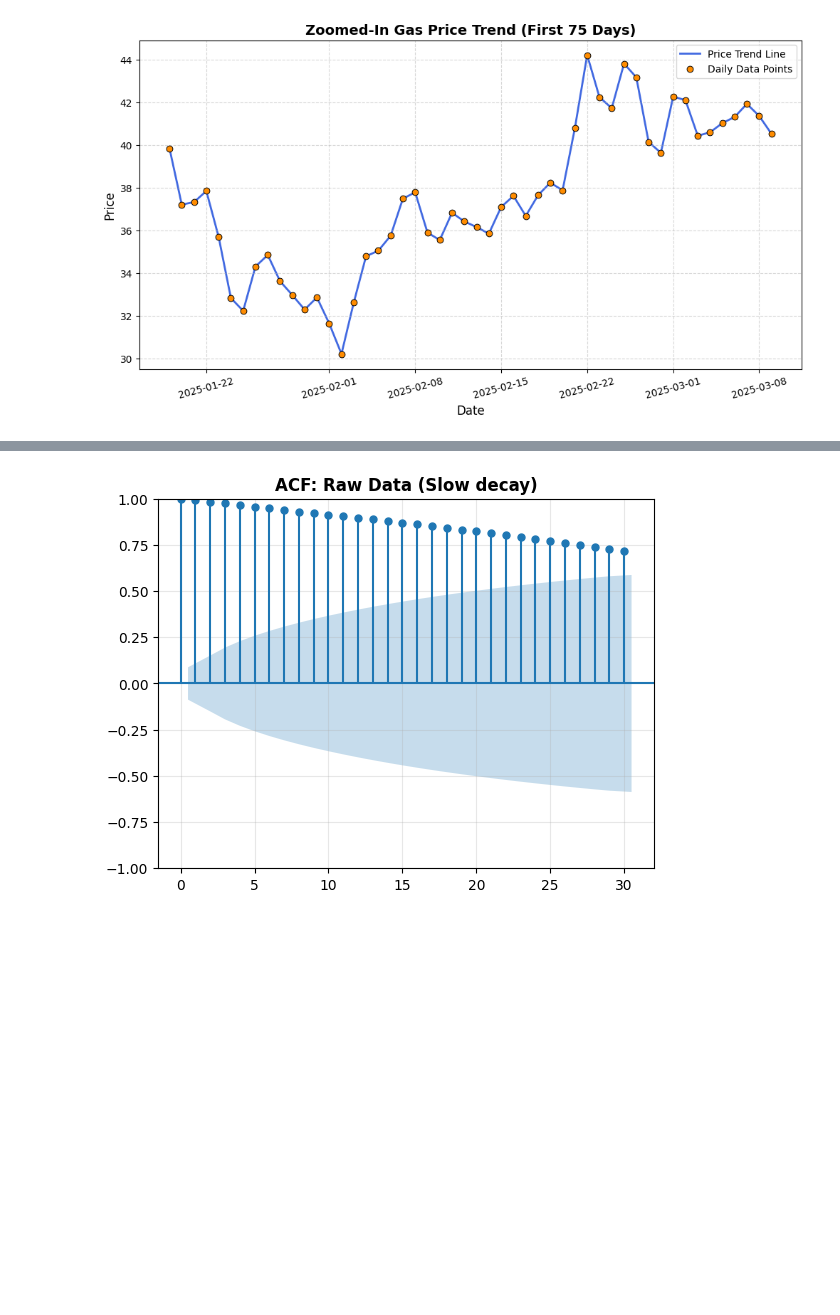
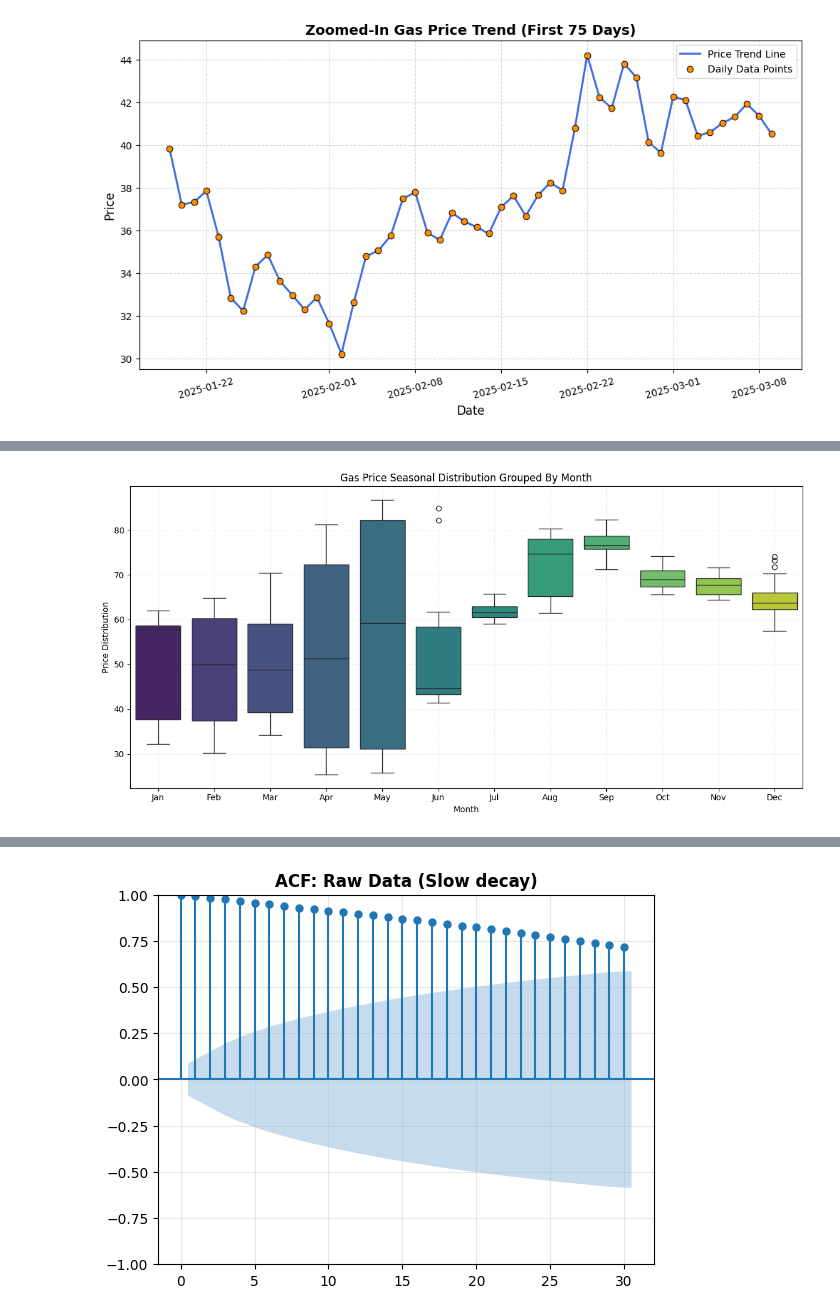
Before and after one commit to Revanth214214/gas_prices_forecasting, a Jupyter notebook: notebooks/01_eda_arma.ipynb, the cells around one changed output, grey strips where cells are left out. Saved outputs shown, nothing was run; the diff lists cells and outputs as text; code cells hidden in the pictures; blank space fills up the shorter version.

```diff
--- a/notebooks/01_eda_arma.ipynb
+++ b/notebooks/01_eda_arma.ipynb
@@ -79,0 +117,18 @@ plt.show()
+# %%
+# Categorical distribution tracking seasonal shifts by calendar month
+month_order = ["Jan", "Feb", "Mar", "Apr", "May", "Jun", "Jul", "Aug", "Sep", "Oct", "Nov", "Dec"]
+
+df_seasonal = df.copy()
+df_seasonal['Month_Name'] = df_seasonal.index.strftime('%b')
+df_seasonal['Month_Name'] = pd.Categorical(df_seasonal['Month_Name'], categories=month_order, ordered=True)
+
+plt.figure(figsize=(12, 6))
+sns.boxplot(data=df_seasonal, x='Month_Name', y='daily price', palette='viridis')
+plt.title('Gas Price Seasonal Distribution Grouped By Month')
+plt.xlabel('Month')
+plt.ylabel('Price Distribution')
+plt.grid(True, linestyle=':', alpha=0.4)
+plt.tight_layout()
+plt.show()
+# %% [output]
+[figure, added]
```
Also changed, not shown: parts of 23 cells of this notebook, 1 other file.
